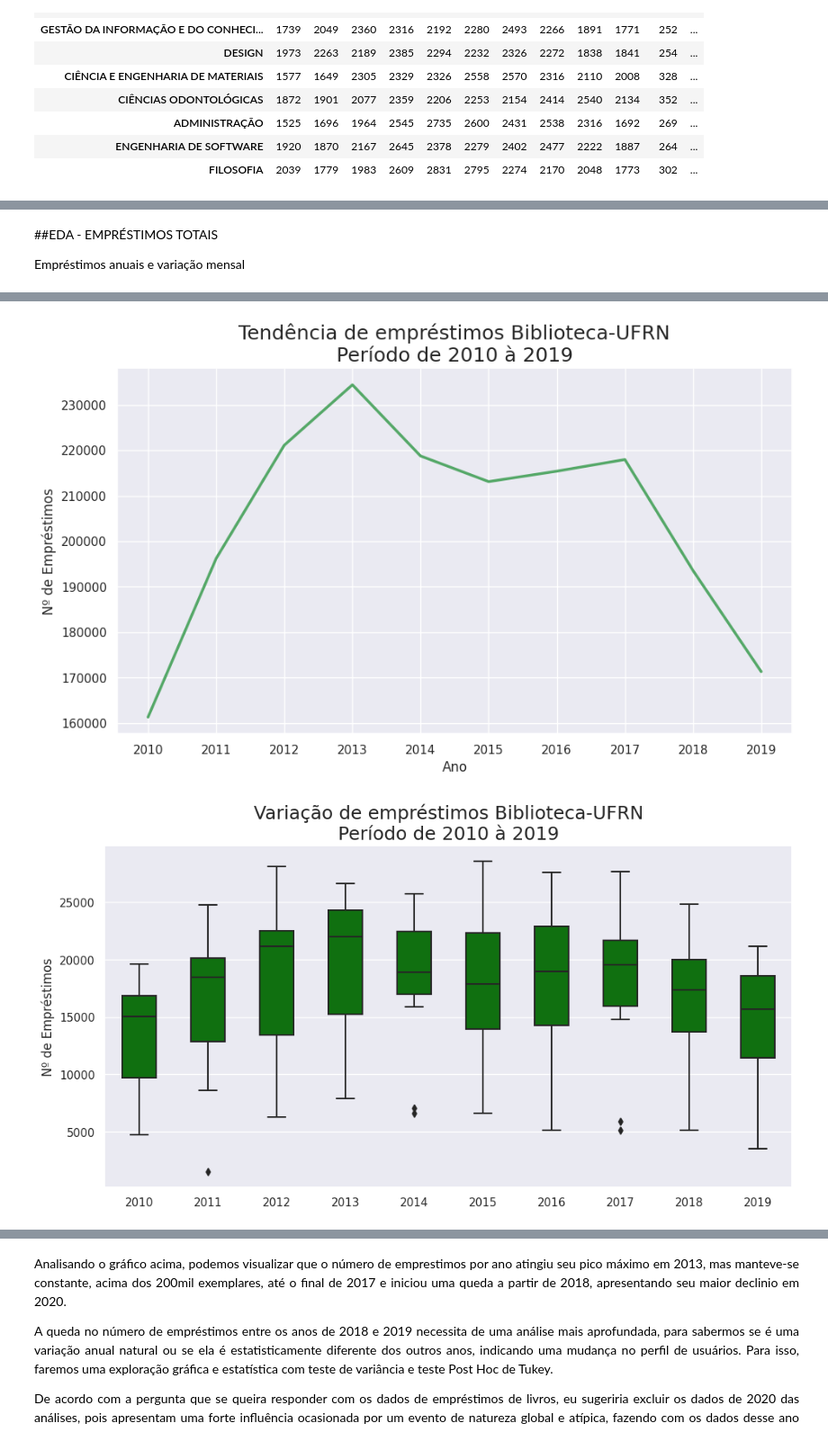
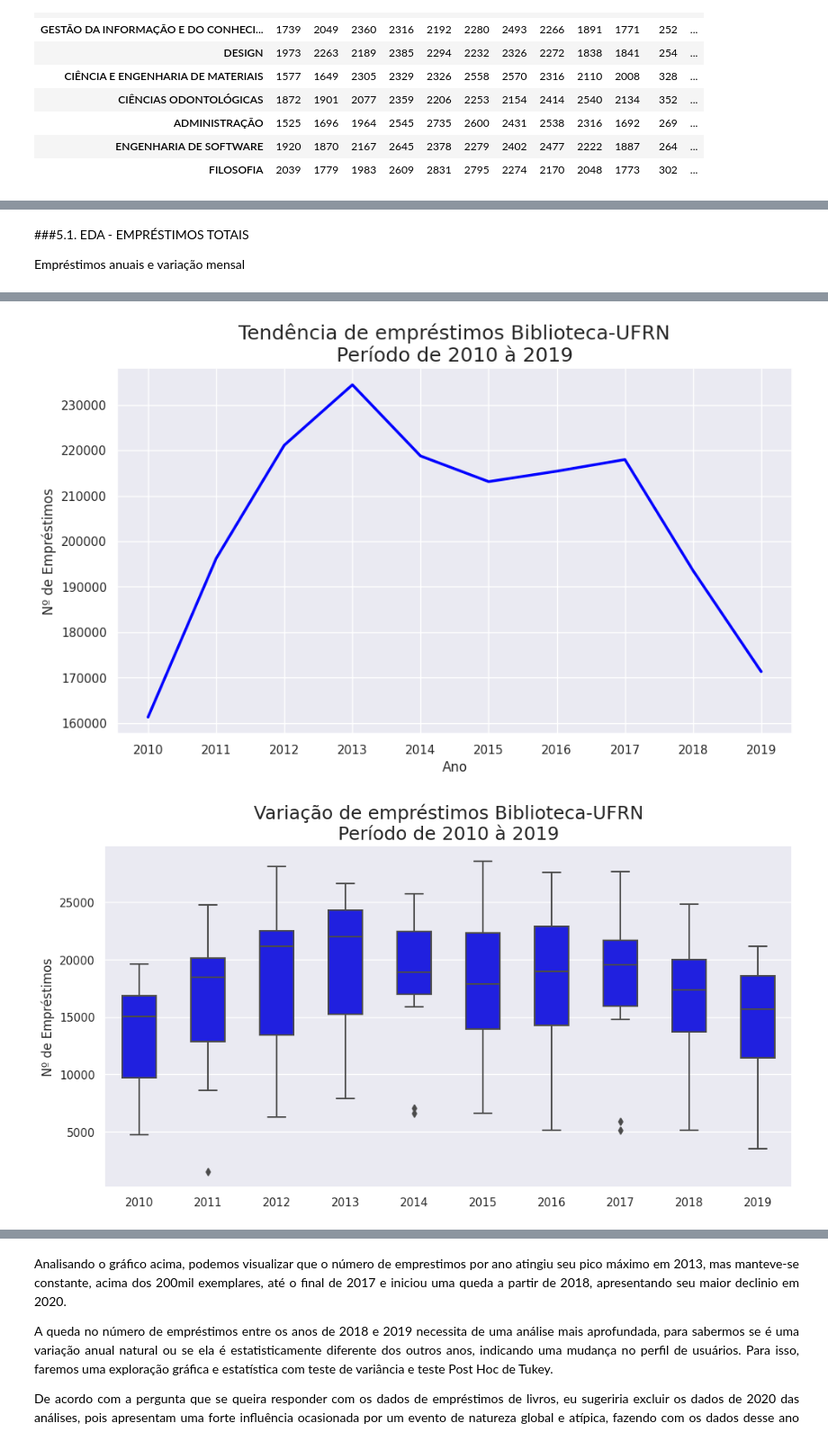
Before and after one commit to JoaoCarraro/Biblioteca, a Jupyter notebook: Portfólio_Biblioteca_UFRN_oficial.ipynb, the cells around one changed output, grey strips where cells are left out. Shown at 90% size. Drawn from its saved outputs; the diff is of its cells as text; code cells hidden in the pictures.

```diff
--- a/Portfólio_Biblioteca_UFRN_oficial.ipynb
+++ b/Portfólio_Biblioteca_UFRN_oficial.ipynb
@@ -1087,7 +1087,7 @@ table_todos_cursos_ppg
 
 <p align = "justify"><b>1)</b> Qual a tendência de empréstimo de livros entre os anos? <b>2)</b> Na presença de uma tendência, há diferenças entre os anos? <b>3)</b> Entre os meses de cada ano, há diferença no número de empréstimos? <b>4)</b> Quais são os melhores meses para que os funcionários possam realizar suas férias sem comprometer o funcionamento da biblioteca? <b>5)</b> Qual é o maior horário de pico e o menor dentro de um dia?
 # %% [markdown]
-##EDA - EMPRÉSTIMOS TOTAIS
+###5.1. EDA - EMPRÉSTIMOS TOTAIS
 
 Empréstimos anuais e variação mensal
 # %%
@@ -1110,20 +1110,20 @@ sns.set_theme()
 sns.set_palette('husl')
 
 fig, ax = plt.subplots(figsize = (11,6))
-ax = sns.lineplot(x=categorias_ano, y=emprestimo_ano_total_soma,lw=2.5, color = 'g')
+ax = sns.lineplot(x=categorias_ano, y=emprestimo_ano_total_soma,lw=2.5, color = 'blue')
 ax.set_title('Tendência de empréstimos Biblioteca-UFRN\nPeríodo de 2010 à 2019', fontsize=18)
 ax.set_xlabel('Ano', fontsize = 12)
 ax.set_ylabel('Nº de Empréstimos', fontsize = 12)
 plt.show()
 # %% [output]
-[figure, old version]
+[figure, new version]
 # %%
 fig, ax = plt.subplots(figsize = (12,6))
-ax = sns.boxplot(df_emprestimo_ano.iloc[:,1:11], width = 0.5, color='green')
+ax = sns.boxplot(df_emprestimo_ano.iloc[:,1:11], width = 0.5, color='blue')
 ax.set_title('Variação de empréstimos Biblioteca-UFRN\nPeríodo de 2010 à 2019', fontsize=18)
 ax.set_xlabel('')
 ax.set_ylabel('Nº de Empréstimos', fontsize = 12)
 plt.show()
 # %% [output]
-[figure, old version]
+[figure, new version]
 # %%
```
Also changed, not shown: parts of 28 cells of this notebook.
